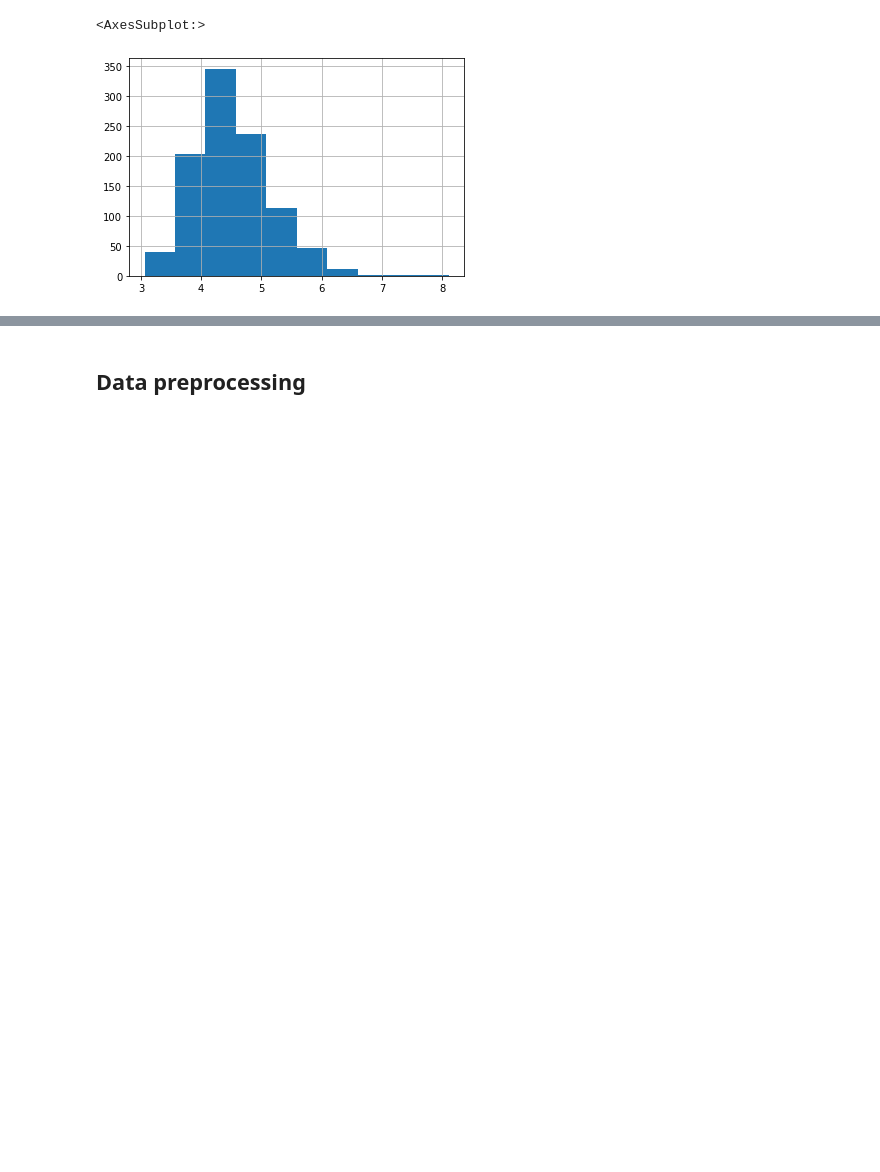
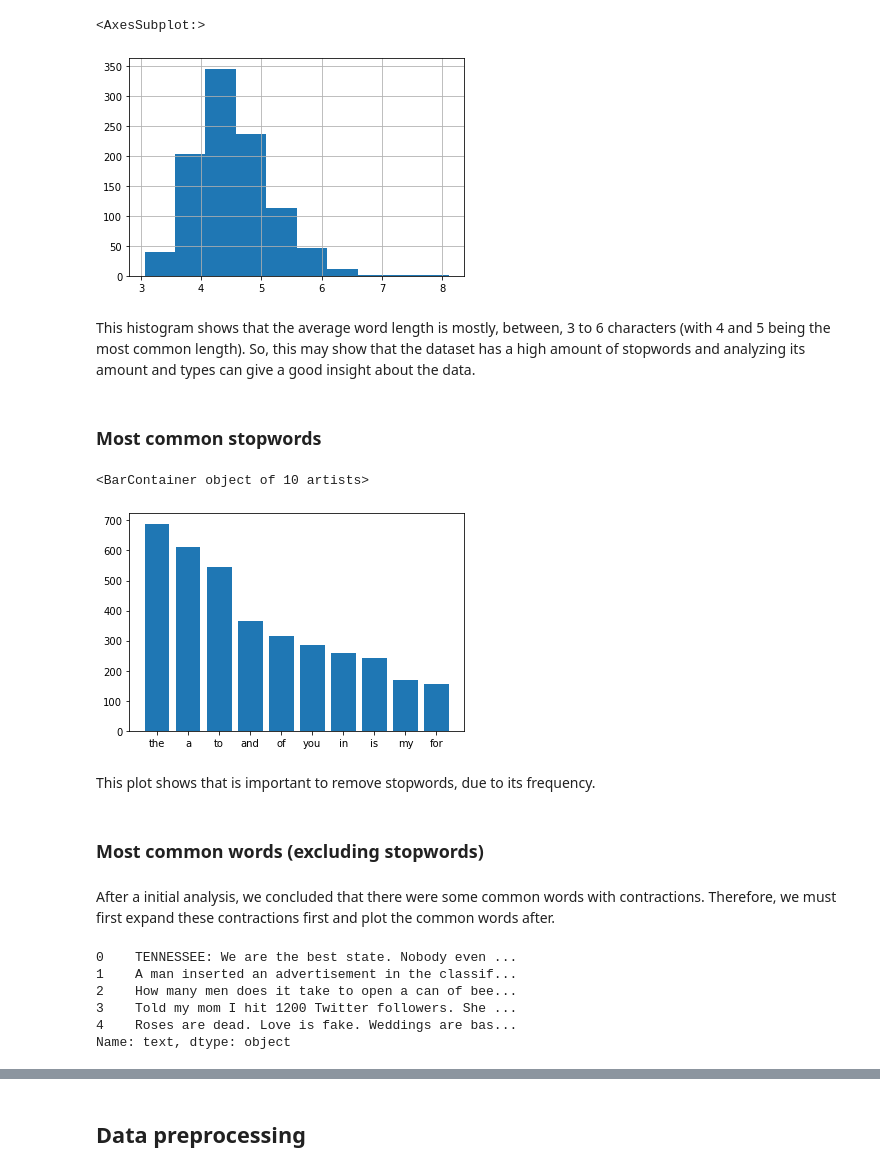
Before and after one commit to JayRx/IART, a Jupyter notebook: proj2/proj2.ipynb, the cells around one changed output, grey strips where cells are left out. Saved outputs shown, nothing was run; the diff lists cells and outputs as text; code cells hidden in the pictures; blank space fills up the shorter version.

Commit message:
Plots showing the most common words

```diff
--- a/proj2/proj2.ipynb
+++ b/proj2/proj2.ipynb
@@ -133,3 +137,70 @@ dataset['text'].str.split().\
 # %% [output]
 <AxesSubplot:>
 [figure]
+# %% [markdown]
+This histogram shows that the average word length is mostly, between, 3 to 6 characters (with 4 and 5 being the most common length). So, this may show that the dataset has a high amount of stopwords and analyzing its amount and types can give a good insight about the data.
+# %% [markdown]
+### Most common stopwords
+# %%
+'''https://towardsdatascience.com/exploratory-data-analysis-for-natural-language-processing-ff0046ab3571'''
+
+import matplotlib.pyplot as plt
+
+corpus=[]
+stop = set(stopwords.words('english'))
+words = dataset['text'].str.split()
+words = words.values.tolist()
+corpus = [word for i in words for word in i]
+
+from collections import defaultdict
+dic = defaultdict(int)
+for word in corpus:
+    if word in stop:
+        dic[word] += 1
+
+top=sorted(dic.items(), key=lambda x:x[1],reverse=True)[:10]
+x,y=zip(*top)
+plt.bar(x,y)
+# %% [output]
+<BarContainer object of 10 artists>
+[figure, added]
+# %% [markdown]
+This plot shows that is important to remove stopwords, due to its frequency.
+# %% [markdown]
+### Most common words (excluding stopwords)
+# %% [markdown]
+After a initial analysis, we concluded that there were some common words with contractions. Therefore, we must first expand these contractions first and plot the common words after.
+# %%
+'''adapted from https://www.analyticsvidhya.com/blog/2020/04/beginners-guide-exploratory-data-analysis-text-data/'''
+from collections import Counter
+import seaborn as sns
+
+contractions_dict = {
+     'I\'m': 'I am',
+     'can\'t': 'can not',
+     'We\'re': 'We are',
+     'wasn\'t': 'was not',
+     'you\'ve': 'you have',
+     'What\'s': 'What is',
+}
+
+# Regular expression for finding contractions
+contractions_re=re.compile('(%s)' % '|'.join(contractions_dict.keys()))
+
+# function for expanding contractions
+def expand_contractions(text, contractions_dict=contractions_dict):
+    return contractions_re.sub(lambda match : contractions_dict[match.group(0)], text)
+
+dataset['text'] = dataset['text'].apply(lambda x : expand_contractions(x))
+print(dataset['text'].head(5))
+
+words = dataset['text'].str.split()
+words = words.values.tolist()
+corpus = [word for i in words for word in i]
+# %% [output]
+0    TENNESSEE: We are the best state. Nobody even ...
+1    A man inserted an advertisement in the classif...
+2    How many men does it take to open a can of bee...
+3    Told my mom I hit 1200 Twitter followers. She ...
+4    Roses are dead. Love is fake. Weddings are bas...
+Name: text, dtype: object
```
Also changed, not shown: parts of 12 cells of this notebook.
